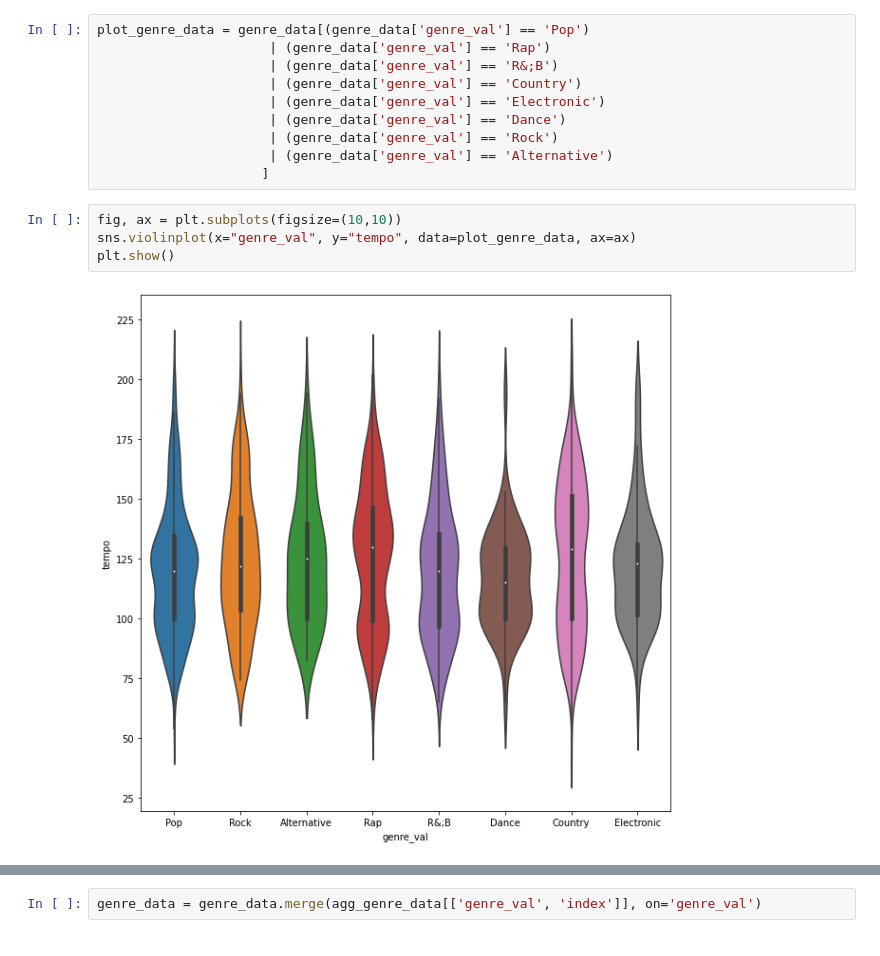
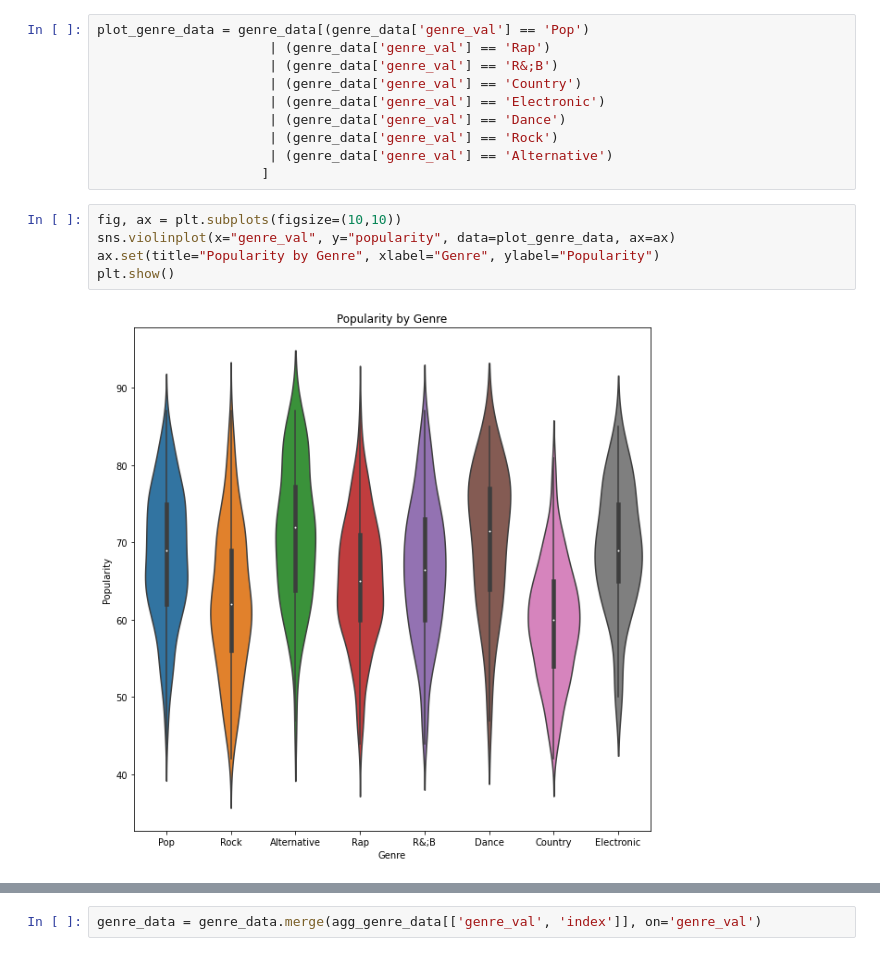
Before and after one commit to SamuelHLam/SamuelHLam.github.io, a Jupyter notebook: Final Tutorial.ipynb, the cells around one changed output, grey strips where cells are left out. Cells and saved outputs as stored; diff of their text form.

```diff
--- a/Final Tutorial.ipynb
+++ b/Final Tutorial.ipynb
@@ -473,7 +504,8 @@ plot_genre_data = genre_data[(genre_data['genre_val'] == 'Pop')
                      ]
 # %%
 fig, ax = plt.subplots(figsize=(10,10))
-sns.violinplot(x="genre_val", y="tempo", data=plot_genre_data, ax=ax)
+sns.violinplot(x="genre_val", y="popularity", data=plot_genre_data, ax=ax)
+ax.set(title="Popularity by Genre", xlabel="Genre", ylabel="Popularity")
 plt.show()
 # %% [output]
-[figure, old version]
+[figure, new version]
```
Also changed, not shown: parts of 86 cells of this notebook, 1 other file.
